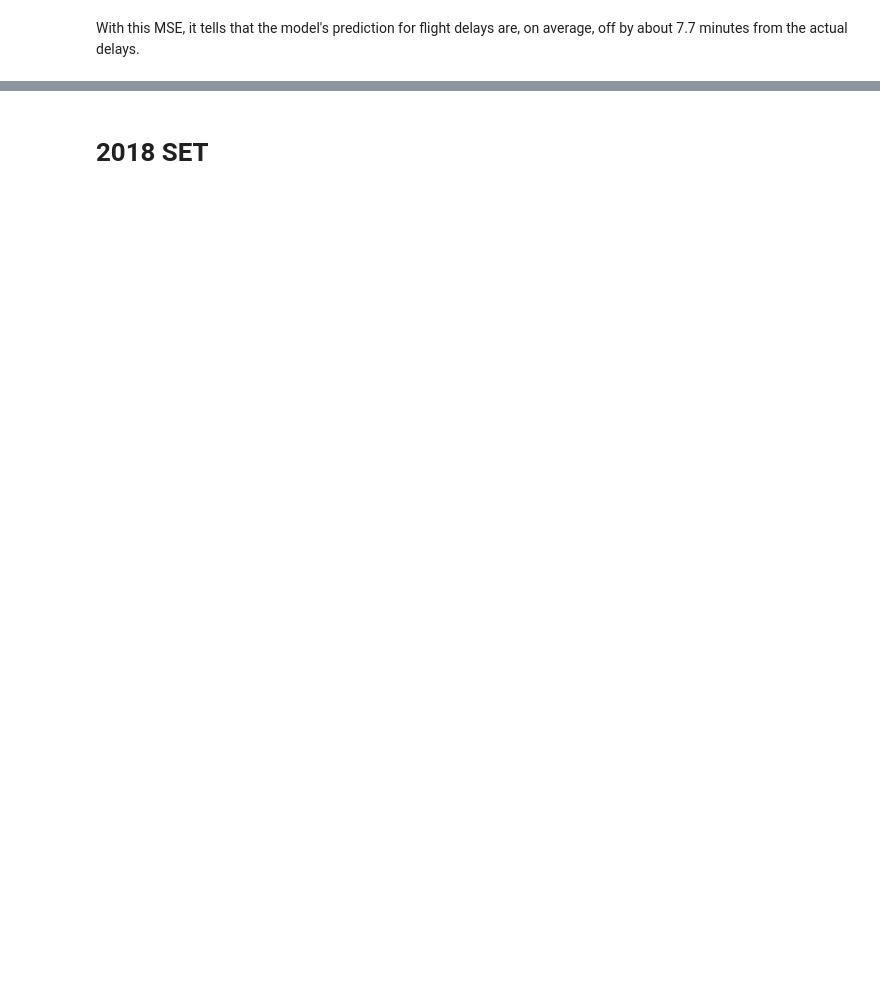
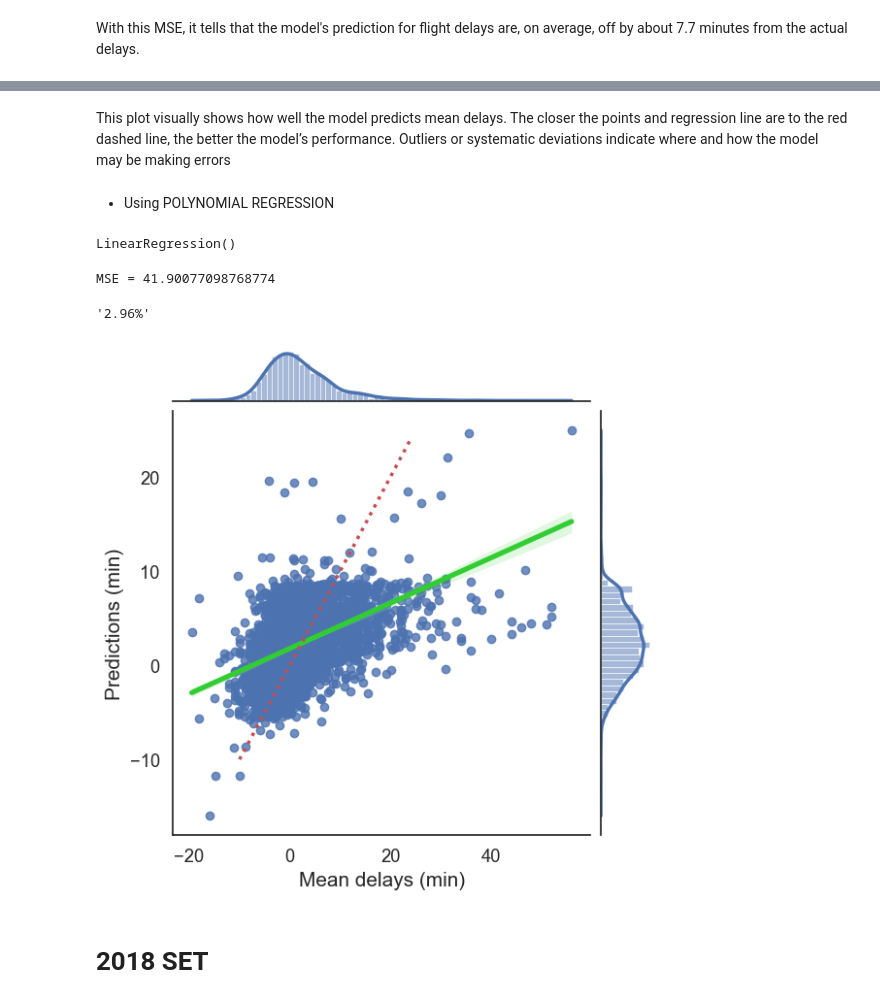
Before and after one commit to khaleesiyali/FLIGHT_DELAYS, a Jupyter notebook: 1st PBL/IDS_Proj_1_G2.ipynb, the cells around one changed output, grey strips where cells are left out. Saved outputs shown, nothing was run; the diff lists cells and outputs as text; code cells hidden in the pictures; blank space fills up the shorter version.

```diff
--- a/1st PBL/IDS_Proj_1_G2.ipynb
+++ b/1st PBL/IDS_Proj_1_G2.ipynb
@@ -1430,3 +1579,39 @@ With this MSE, it tells that the model's prediction for flight delays are, on av
+# %% [markdown]
+This plot visually shows how well the model predicts mean delays. The closer the points and regression line are to the red dashed line, the better the model’s performance. Outliers or systematic deviations indicate where and how the model may be making errors
+# %% [markdown]
+- Using POLYNOMIAL REGRESSION
+# %%
+poly = PolynomialFeatures(degree = 3)
+regr = linear_model.LinearRegression()
+X_ = poly.fit_transform(X)
+regr.fit(X_, Y)
+# %% [output]
+LinearRegression()
+# %%
+
+result = regr.predict(X_)
+print("MSE =", metrics.mean_squared_error(result, Y))
+# %% [output]
+MSE = 41.90077098768774
+# %%
+icount = 0
+for i, val in enumerate(Y):
+    if abs(val-result[i]) > 15: icount += 1
+'{:.2f}%'.format(icount / len(result) * 100)
+# %% [output]
+'2.96%'
+# %%
+tips = pd.DataFrame()
+tips["prediction"] = pd.Series([float(s) for s in result])
+tips["original_data"] = pd.Series([float(s) for s in Y])
+sns.jointplot(x="original_data", y="prediction", data=tips, height=6, ratio=7,
+              joint_kws={'line_kws':{'color':'limegreen'}}, kind='reg')
+plt.xlabel('Mean delays (min)', fontsize=15)
+plt.ylabel('Predictions (min)', fontsize=15)
+plt.plot(list(range(-10, 25)), list(range(-10, 25)), linestyle=':', color='r')
+plt.show()
+# %% [output]
+[figure, added]
 # %% [markdown]
 # 2018 SET
 # %%
```
Also changed, not shown: parts of 24 cells of this notebook.
